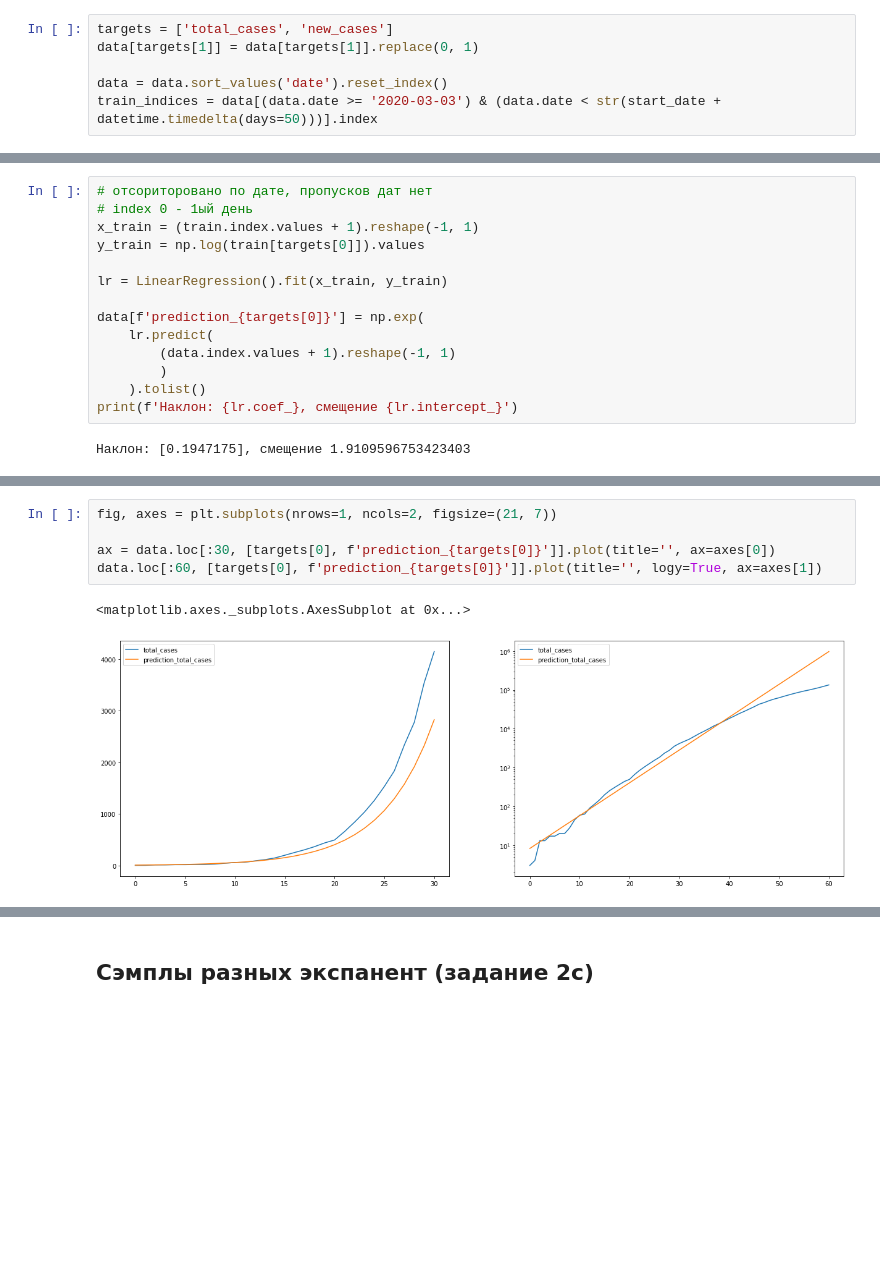
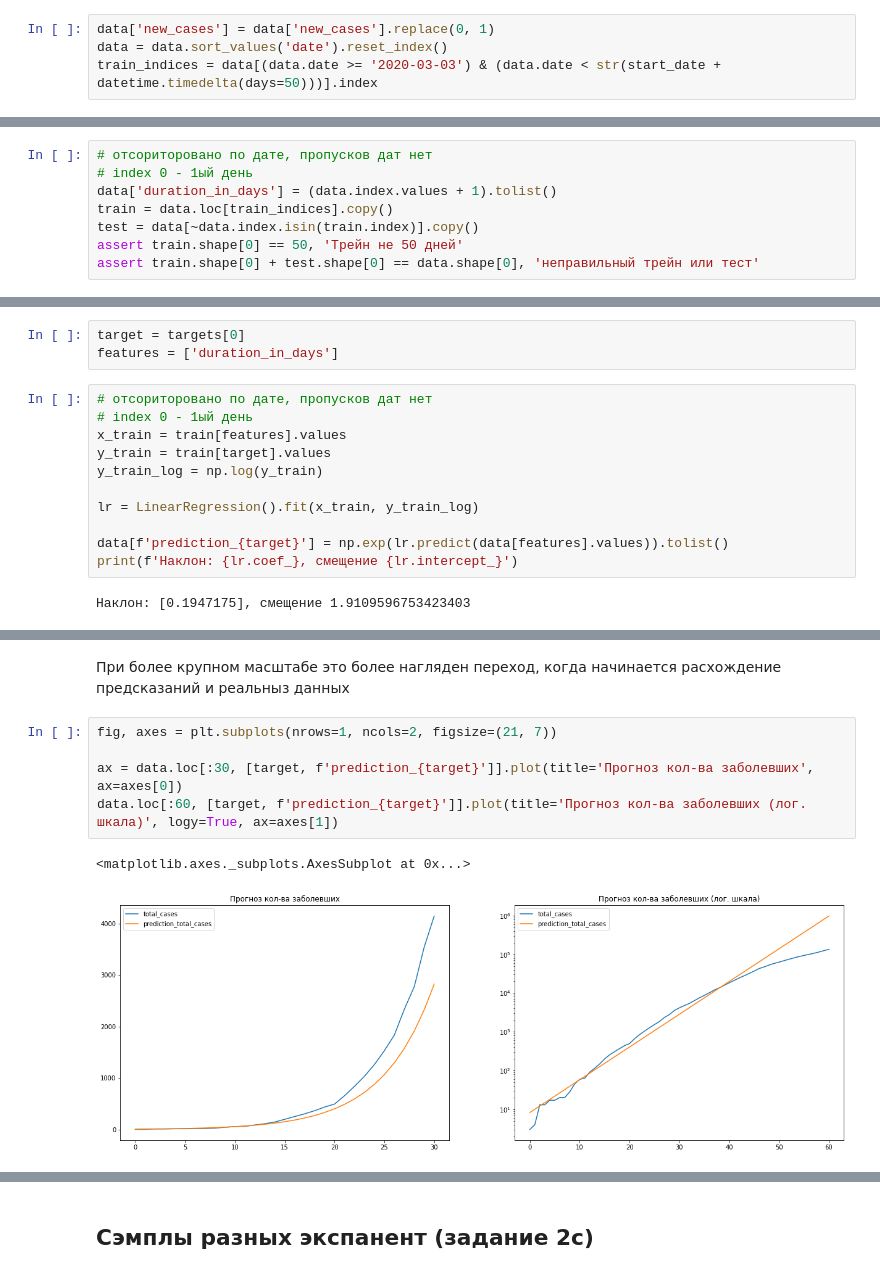
Before and after one commit to made-hw/AML, a Jupyter notebook: Продвинутое машинное обучение.ДЗ 1.ipynb, the cells around one changed output, grey strips where cells are left out. Drawn from its saved outputs; the diff is of its cells as text; blank space fills up the shorter version.

```diff
--- a/Продвинутое машинное обучение.ДЗ 1.ipynb
+++ b/Продвинутое машинное обучение.ДЗ 1.ipynb
@@ -56,8 +58,6 @@ data.head()
 Для упрощения обработки заменим в столбце new_cases все нули на единицы.
 # %%
-targets = ['total_cases', 'new_cases']
-data[targets[1]] = data[targets[1]].replace(0, 1)
-
+data['new_cases'] = data['new_cases'].replace(0, 1)
 data = data.sort_values('date').reset_index()
 train_indices = data[(data.date >= '2020-03-03') & (data.date < str(start_date + datetime.timedelta(days=50)))].index
 # %%
@@ -101,3 +106,11 @@ plot_data[[targets[0], 'exp_fit', 'power_fit']].plot(title=f'Кол-во зар
+# %%
+# отсориторовано по дате, пропусков дат нет
+# index 0 - 1ый день
+data['duration_in_days'] = (data.index.values + 1).tolist()
+train = data.loc[train_indices].copy()
+test = data[~data.index.isin(train.index)].copy()
+assert train.shape[0] == 50, 'Трейн не 50 дней'
+assert train.shape[0] + test.shape[0] == data.shape[0], 'неправильный трейн или тест'
 # %% [markdown]
 ## Линейная регрессия. Экспонента (задание 2a)
 # %% [markdown]
@@ -110,16 +118,16 @@ assert train.shape[0] + test.shape[0] == data.shape[0], 'неправильны
+# %%
+target = targets[0]
+features = ['duration_in_days']
 # %%
 # отсориторовано по дате, пропусков дат нет
 # index 0 - 1ый день
-x_train = (train.index.values + 1).reshape(-1, 1)
-y_train = np.log(train[targets[0]]).values
+x_train = train[features].values
+y_train = train[target].values
+y_train_log = np.log(y_train)
 
-lr = LinearRegression().fit(x_train, y_train)
+lr = LinearRegression().fit(x_train, y_train_log)
 
-data[f'prediction_{targets[0]}'] = np.exp(
-    lr.predict(
-        (data.index.values + 1).reshape(-1, 1)
-        )
-    ).tolist()
+data[f'prediction_{target}'] = np.exp(lr.predict(data[features].values)).tolist()
 print(f'Наклон: {lr.coef_}, смещение {lr.intercept_}')
 # %% [output]
 Наклон: [0.1947175], смещение 1.9109596753423403
@@ -134,9 +144,11 @@ data[[targets[0], f'prediction_{targets[0]}']].plot(title='', logy=True, ax=axes
+# %% [markdown]
+При более крупном масштабе это более нагляден переход, когда начинается расхождение предсказаний и реальныз данных
 # %%
 fig, axes = plt.subplots(nrows=1, ncols=2, figsize=(21, 7))
 
-ax = data.loc[:30, [targets[0], f'prediction_{targets[0]}']].plot(title='', ax=axes[0])
-data.loc[:60, [targets[0], f'prediction_{targets[0]}']].plot(title='', logy=True, ax=axes[1])
+ax = data.loc[:30, [target, f'prediction_{target}']].plot(title='Прогноз кол-ва заболевших', ax=axes[0])
+data.loc[:60, [target, f'prediction_{target}']].plot(title='Прогноз кол-ва заболевших (лог. шкала)', logy=True, ax=axes[1])
 # %% [output]
 <matplotlib.axes._subplots.AxesSubplot at 0x...>
-[figure, old version]
+[figure, new version]
 # %% [markdown]
```
Also changed, not shown: parts of 26 cells of this notebook.
